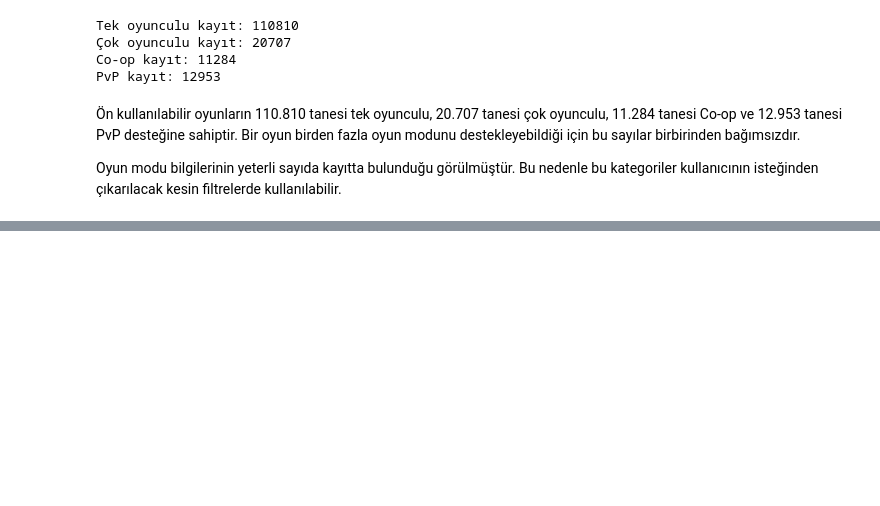
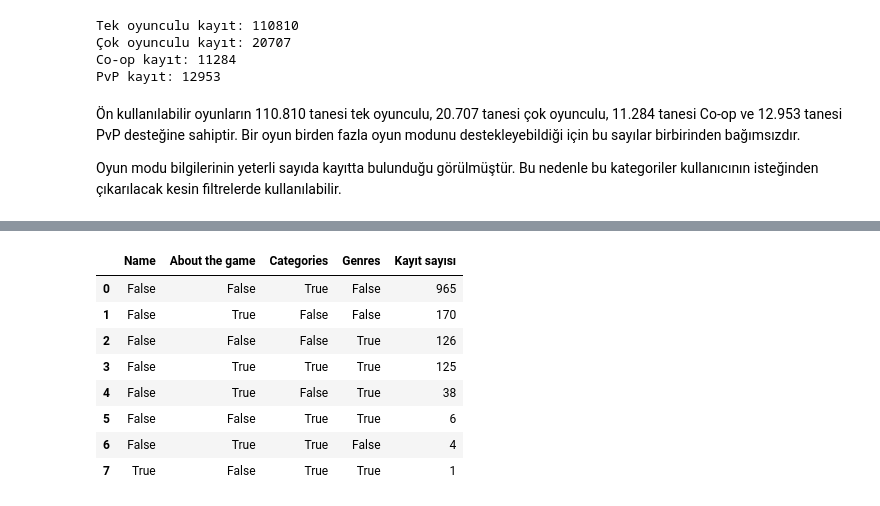
Before and after one commit to lzuzi/steam-game-recommender, a Jupyter notebook: notebooks/01_veri_inceleme.ipynb, the cells around one changed output, grey strips where cells are left out. Drawn from its saved outputs; the diff is of its cells as text; code cells hidden in the pictures; blank space fills up the shorter version.

```diff
--- a/notebooks/01_veri_inceleme.ipynb
+++ b/notebooks/01_veri_inceleme.ipynb
@@ -813,0 +819,17 @@ kullanılabilir.
+# %%
+eksik_normal_mi = normal_oyunlar[
+    kontrol_sutunlari
+].isna().any(axis=1)
+
+eksik_normal_kayitlar = normal_oyunlar[
+    eksik_normal_mi
+]
+
+print(
+    "Eksik temel alanı bulunan normal kayıt:",
+    len(eksik_normal_kayitlar)
+)
+
+eksik_normal_kayitlar[
+    kontrol_sutunlari
+].isna().sum()
@@ -813,0 +843,22 @@ kullanılabilir.
+# %%
+eksik_durumlari = eksik_normal_kayitlar[
+    kontrol_sutunlari
+].isna()
+
+eksik_kombinasyonlar = (
+    eksik_durumlari
+    .value_counts()
+    .reset_index(name="Kayıt sayısı")
+)
+
+eksik_kombinasyonlar
+# %% [output]
+|  | Name | About the game | Categories | Genres | Kayıt sayısı |
+| 0 | False | False | True | False | 965 |
+| 1 | False | True | False | False | 170 |
+| 2 | False | False | False | True | 126 |
+| 3 | False | True | True | True | 125 |
+| 4 | False | True | False | True | 38 |
+| 5 | False | False | True | True | 6 |
+| 6 | False | True | True | False | 4 |
+| 7 | True | False | True | True | 1 |
```
Also changed, not shown: parts of 6 cells of this notebook.
